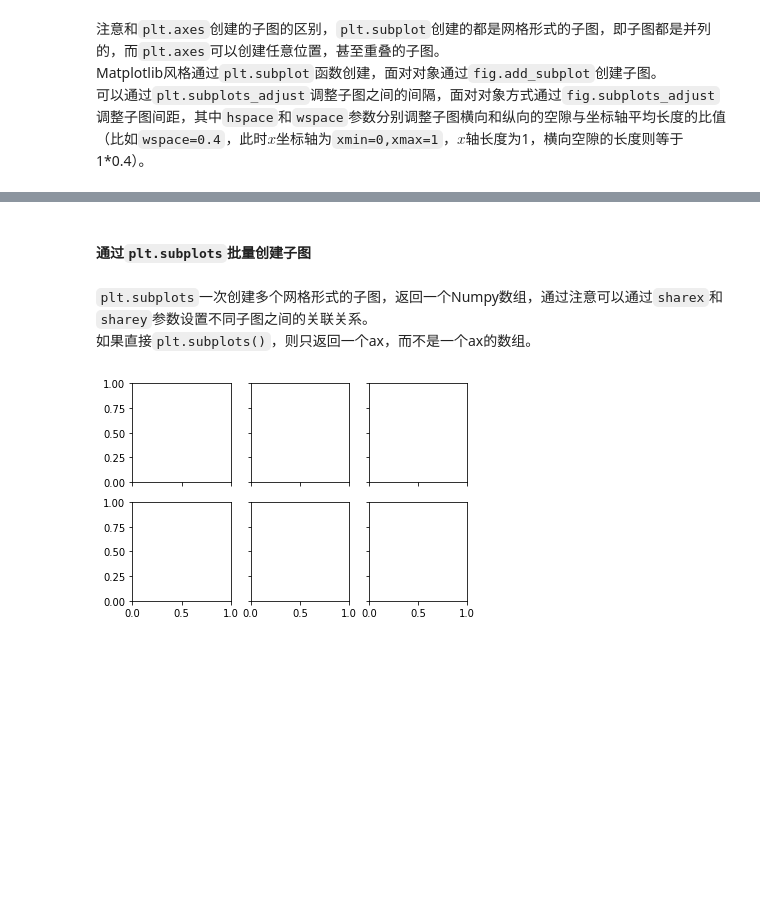
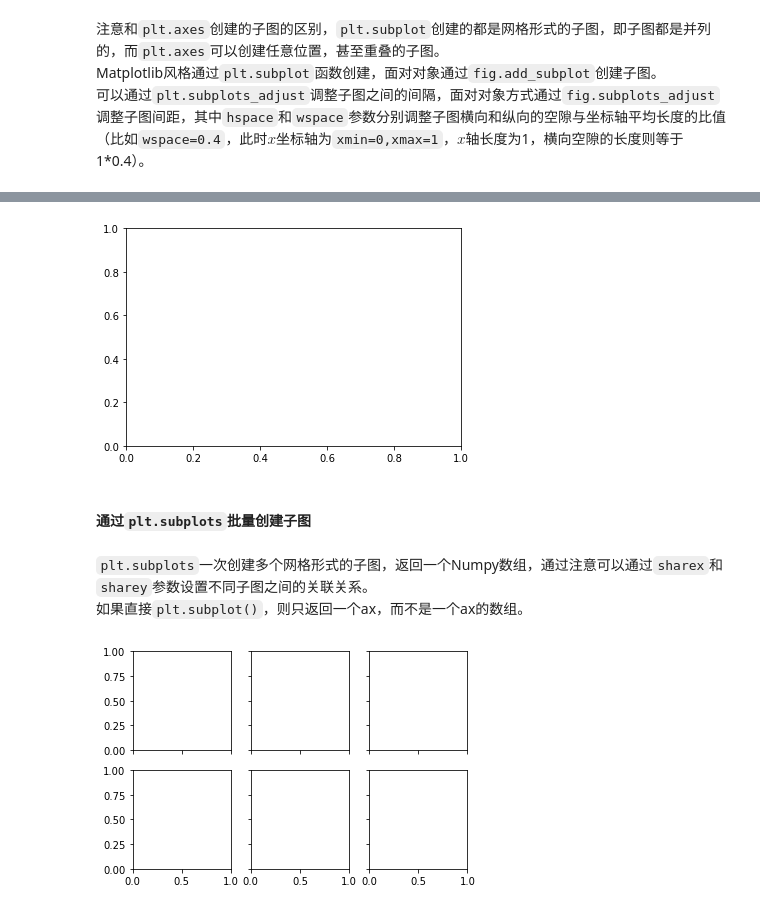
Before and after one commit to telecomshy/Python-Private-Manual, a Jupyter notebook: Python数据分析私房手册/数据分析私房手册-Matplotlib&Seaborn.ipynb, the cells around one changed output, grey strips where cells are left out. Cells and saved outputs as stored; diff of their text form; code cells hidden in the pictures; blank space fills up the shorter version.

```diff
--- a/Python数据分析私房手册/数据分析私房手册-Matplotlib&Seaborn.ipynb
+++ b/Python数据分析私房手册/数据分析私房手册-Matplotlib&Seaborn.ipynb
@@ -305,8 +321,12 @@ Matplotlib风格通过`plt.subplot`函数创建，面对对象通过`fig.add_sub
+# %%
+fig  # 单独再输入一次fig，图像才会显示
+# %% [output]
+[figure, added]
 # %% [markdown]
 #### 通过`plt.subplots`批量创建子图
 # %% [markdown]
 `plt.subplots`一次创建多个网格形式的子图，返回一个Numpy数组，通过注意可以通过`sharex`和`sharey`参数设置不同子图之间的关联关系。
-如果直接`plt.subplots()`，则只返回一个ax，而不是一个ax的数组。
+如果直接`plt.subplot()`，则只返回一个ax，而不是一个ax的数组。
 # %%
 fig, axes = plt.subplots(2, 3, sharex=True, sharey=True);
 # %% [output]
```
Also changed, not shown: parts of 9 cells of this notebook, 19 other files.
